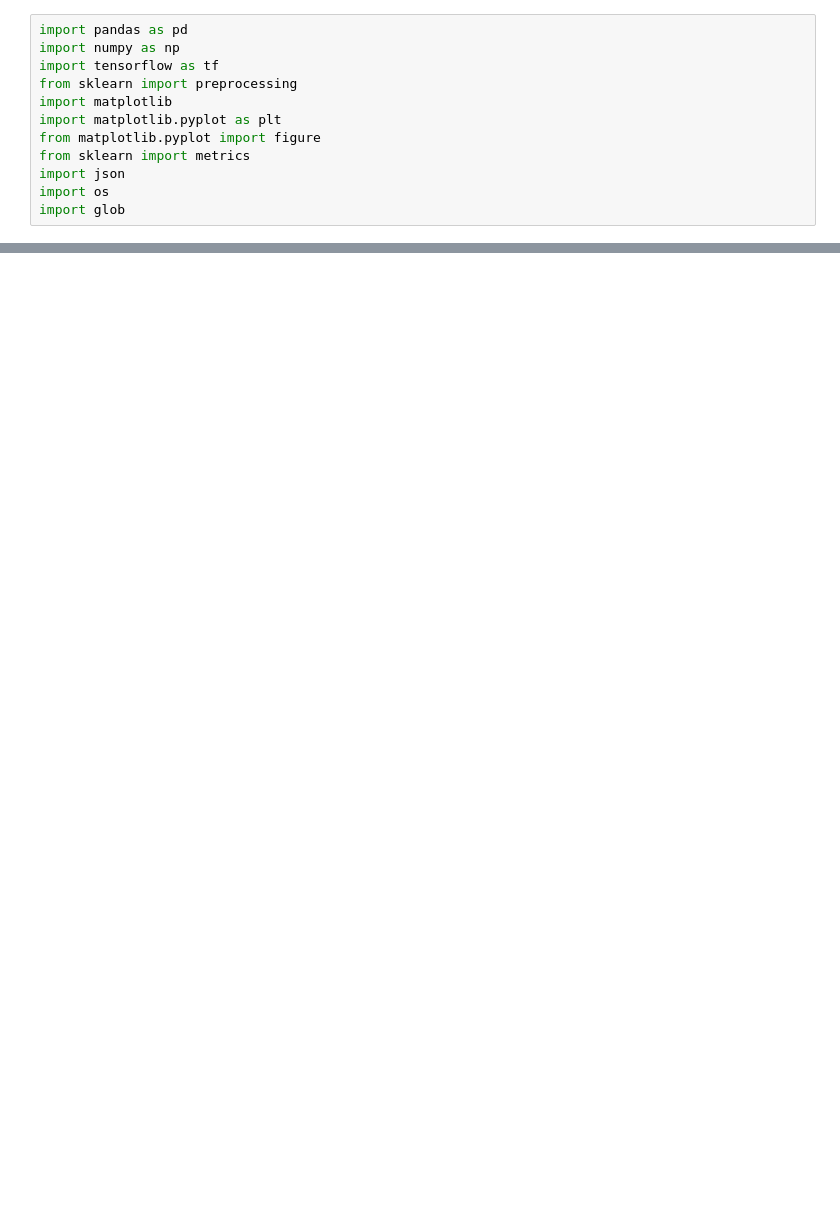
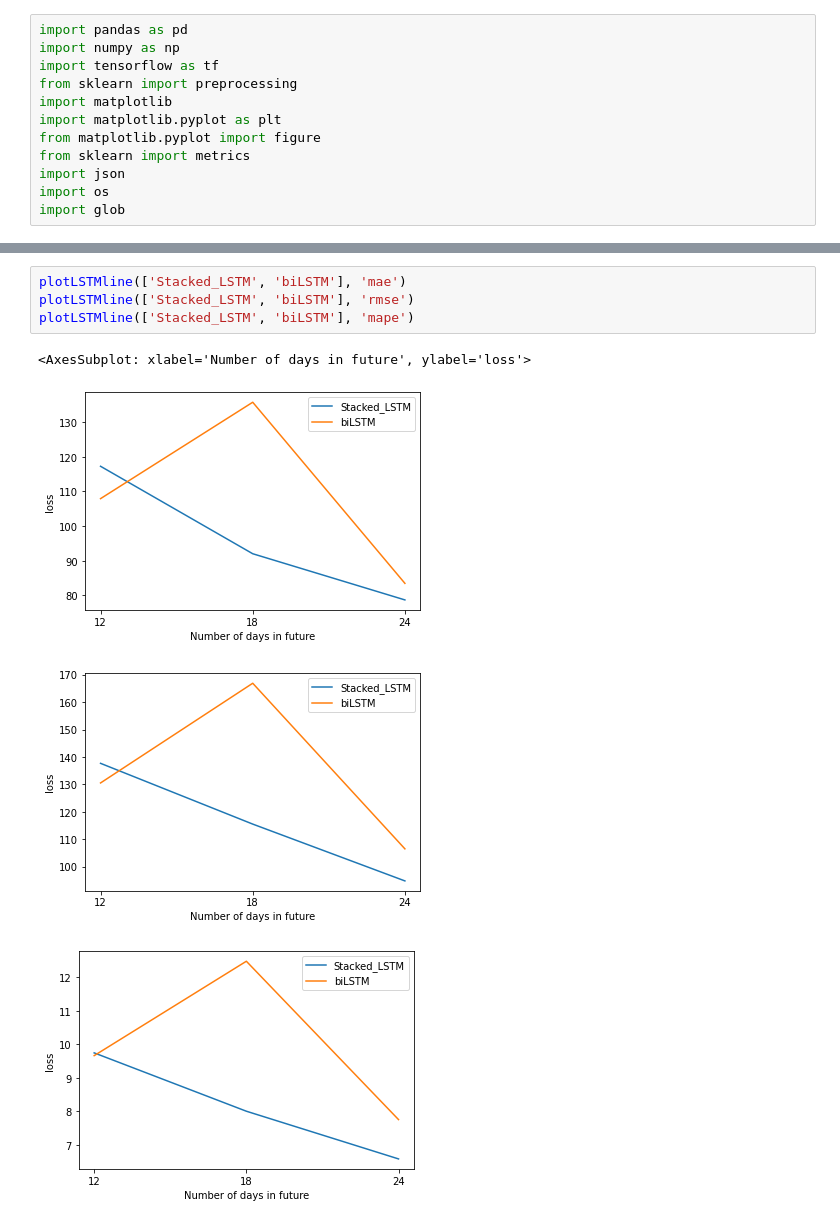
Before and after one commit to Tahuubinh/DL_HUST_Project, a Jupyter notebook: Code/Result_visualization.ipynb, the cells around one changed output, grey strips where cells are left out. Drawn from its saved outputs; the diff is of its cells as text; blank space fills up the shorter version.

```diff
--- a/Code/Result_visualization.ipynb
+++ b/Code/Result_visualization.ipynb
@@ -40,0 +72,9 @@ ax = plotLossColumns("../Results/VAR/**.json")
+# %%
+plotLSTMline(['Stacked_LSTM', 'biLSTM'], 'mae')
+plotLSTMline(['Stacked_LSTM', 'biLSTM'], 'rmse')
+plotLSTMline(['Stacked_LSTM', 'biLSTM'], 'mape')
+# %% [output]
+<AxesSubplot: xlabel='Number of days in future', ylabel='loss'>
+[figure, added]
+[figure, added]
+[figure, added]
```
Also changed, not shown: parts of 7 cells of this notebook, 6 other files.
